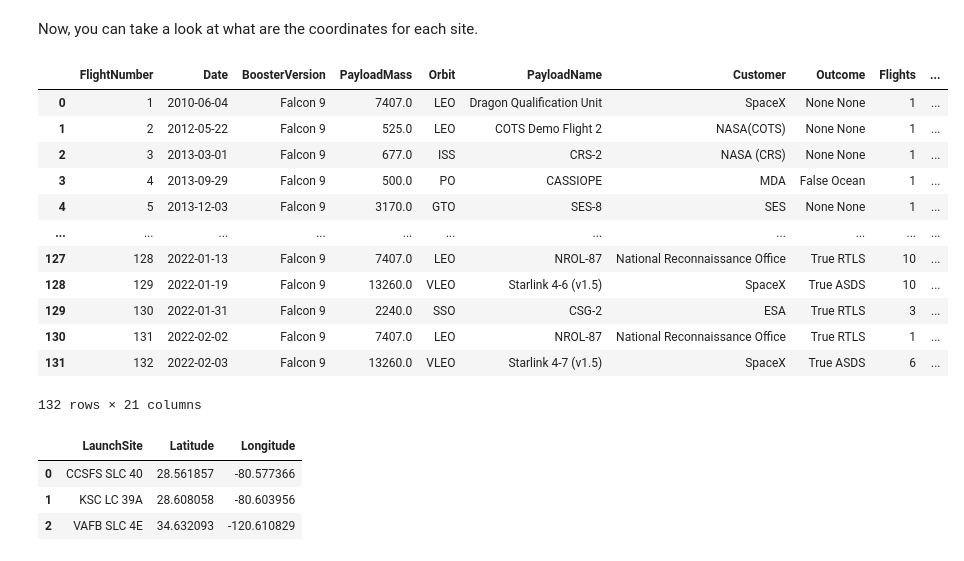
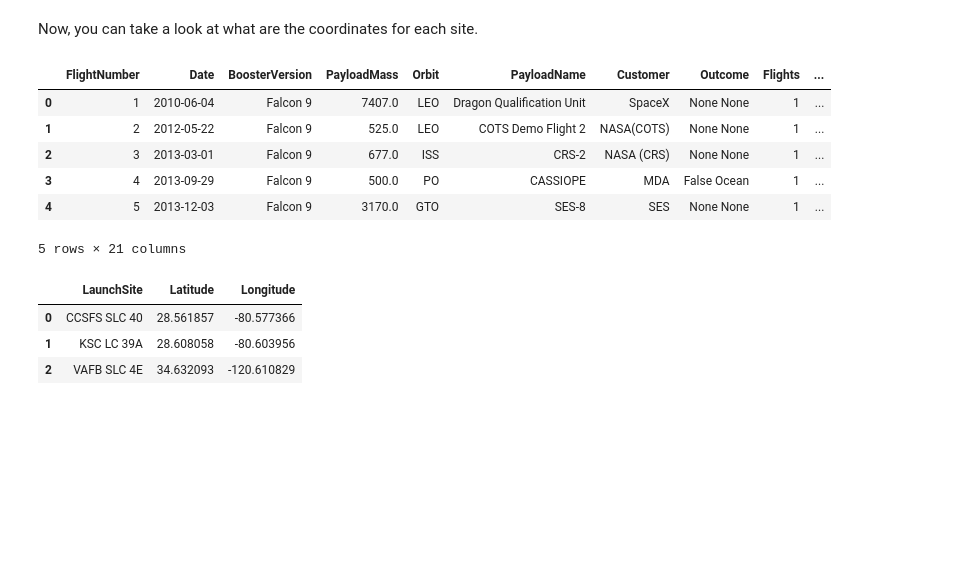
Before and after one commit to amroca79/IBM-Applied-Data-Science-Capstone, a Jupyter notebook: Launch Sites Locations Analysis with Folium.ipynb, the cells around one changed output. Drawn from its saved outputs; the diff is of its cells as text; code cells hidden in the pictures; blank space fills up the shorter version.

```diff
--- a/Launch Sites Locations Analysis with Folium.ipynb
+++ b/Launch Sites Locations Analysis with Folium.ipynb
@@ -53,21 +57,15 @@ spacex_df = pd.read_csv(project.get_file('data_wrangling.csv'))
 # %% [markdown]
 Now, you can take a look at what are the coordinates for each site.
 # %%
-spacex_df
+spacex_df.head()
 # %% [output]
 |  | FlightNumber | Date | BoosterVersion | PayloadMass | Orbit | PayloadName | Customer | Outcome | Flights | ... |
 | 0 | 1 | 2010-06-04 | Falcon 9 | 7407.0 | LEO | Dragon Qualification Unit | SpaceX | None None | 1 | ... |
 | 1 | 2 | 2012-05-22 | Falcon 9 | 525.0 | LEO | COTS Demo Flight 2 | NASA(COTS) | None None | 1 | ... |
 | 2 | 3 | 2013-03-01 | Falcon 9 | 677.0 | ISS | CRS-2 | NASA (CRS) | None None | 1 | ... |
 | 3 | 4 | 2013-09-29 | Falcon 9 | 500.0 | PO | CASSIOPE | MDA | False Ocean | 1 | ... |
 | 4 | 5 | 2013-12-03 | Falcon 9 | 3170.0 | GTO | SES-8 | SES | None None | 1 | ... |
-| ... | ... | ... | ... | ... | ... | ... | ... | ... | ... | ... |
-| 127 | 128 | 2022-01-13 | Falcon 9 | 7407.0 | LEO | NROL-87 | National Reconnaissance Office | True RTLS | 10 | ... |
-| 128 | 129 | 2022-01-19 | Falcon 9 | 13260.0 | VLEO | Starlink 4-6 (v1.5) | SpaceX | True ASDS | 10 | ... |
-| 129 | 130 | 2022-01-31 | Falcon 9 | 2240.0 | SSO | CSG-2 | ESA | True RTLS | 3 | ... |
-| 130 | 131 | 2022-02-02 | Falcon 9 | 7407.0 | LEO | NROL-87 | National Reconnaissance Office | True RTLS | 1 | ... |
-| 131 | 132 | 2022-02-03 | Falcon 9 | 13260.0 | VLEO | Starlink 4-7 (v1.5) | SpaceX | True ASDS | 6 | ... |
-132 rows × 21 columns
+5 rows × 21 columns
 # %%
 # Select relevant sub-columns: `Launch Site`, `Lat(Latitude)`, `Long(Longitude)`, `class`
 spacex_df_copy = spacex_df[['BoosterVersion','LaunchSite', 'Orbit', 'Latitude', 'Longitude', 'Class']].copy()
```
Also changed, not shown: parts of 3 cells of this notebook.
